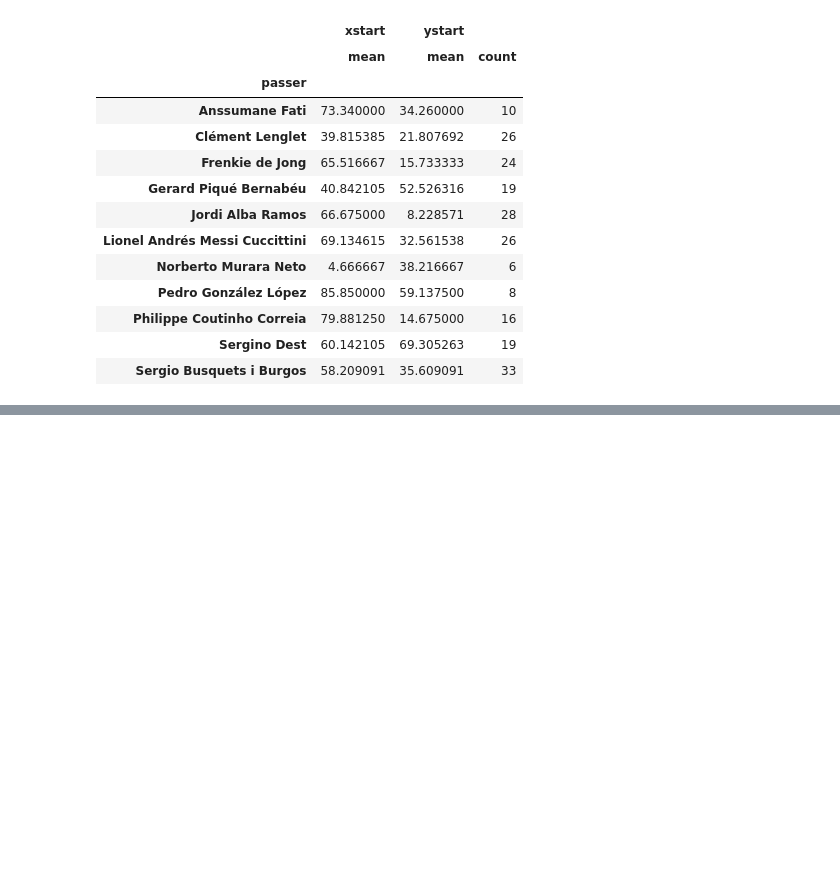
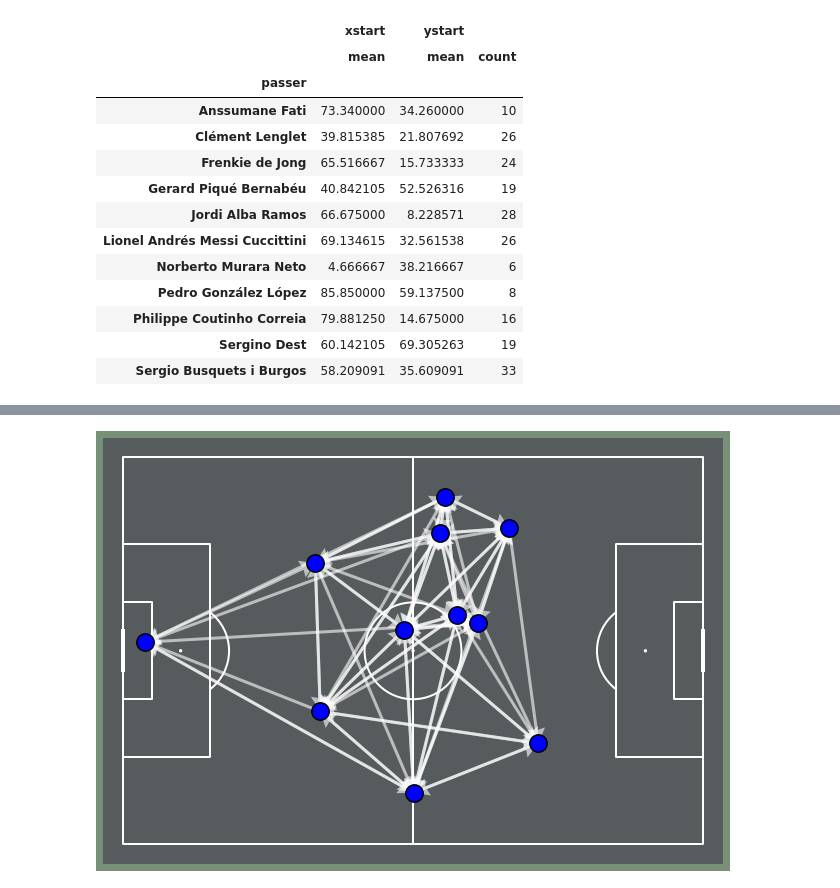
Before and after one commit to gianmarcozironelli/statsbomb_project, a Jupyter notebook: sb_project.ipynb, the cells around one changed output, grey strips where cells are left out. Drawn from its saved outputs; the diff is of its cells as text; code cells hidden in the pictures; blank space fills up the shorter version.

Commit message:
Merged the dfs created in order to complete the first version of the pass network map between players

```diff
--- a/sb_project.ipynb
+++ b/sb_project.ipynb
@@ -537,0 +518,10 @@ average_loc_df.sort
+# %%
+average_loc_df.columns = ['x_loc', 'y_loc', 'count']
+# %%
+pass_network_barca_df = barca_pass_df.groupby(['passer', 'recipient']).index.count().reset_index()
+# %%
+pass_network_barca_df.rename({'index':'pass_count'}, axis='columns',inplace=True)
+# %%
+#to create the complete df I need to merge the 2 dfs obtained --> here I have the PASSER column that let me use .merge function
+pass_network_barca_df = pass_network_barca_df.merge(average_loc_df, left_on='passer',right_index=True)
+pass_network_barca_df = pass_network_barca_df.merge(average_loc_df, left_on='recipient',right_index=True,suffixes=['', '_end'])
@@ -537,0 +544,13 @@ average_loc_df.sort
+# %%
+network_map_field = Pitch(pitch_type='statsbomb', pitch_color='#565c5e', line_color='#ffffff')
+fig, ax = pitch.draw(figsize=(12, 6), constrained_layout=True, tight_layout=False)
+fig.set_facecolor('#769176')
+
+links = network_map_field.arrows(pass_network_barca_df.x_loc, pass_network_barca_df.y_loc,
+                                 pass_network_barca_df.x_loc_end, pass_network_barca_df.y_loc_end,
+                                 headwidth = 6, width = 3, color = 'w', ax = ax, zorder = 1, alpha = 0.6)
+
+nodes = network_map_field.scatter(average_loc_df.x_loc, average_loc_df.y_loc,
+                     s = 300, color = 'blue', edgecolors = 'black', linewidth = 1.5, alpha = 1, zorder = 1, ax=ax)
+# %% [output]
+[figure, added]
```
Also changed, not shown: parts of 9 cells of this notebook.
